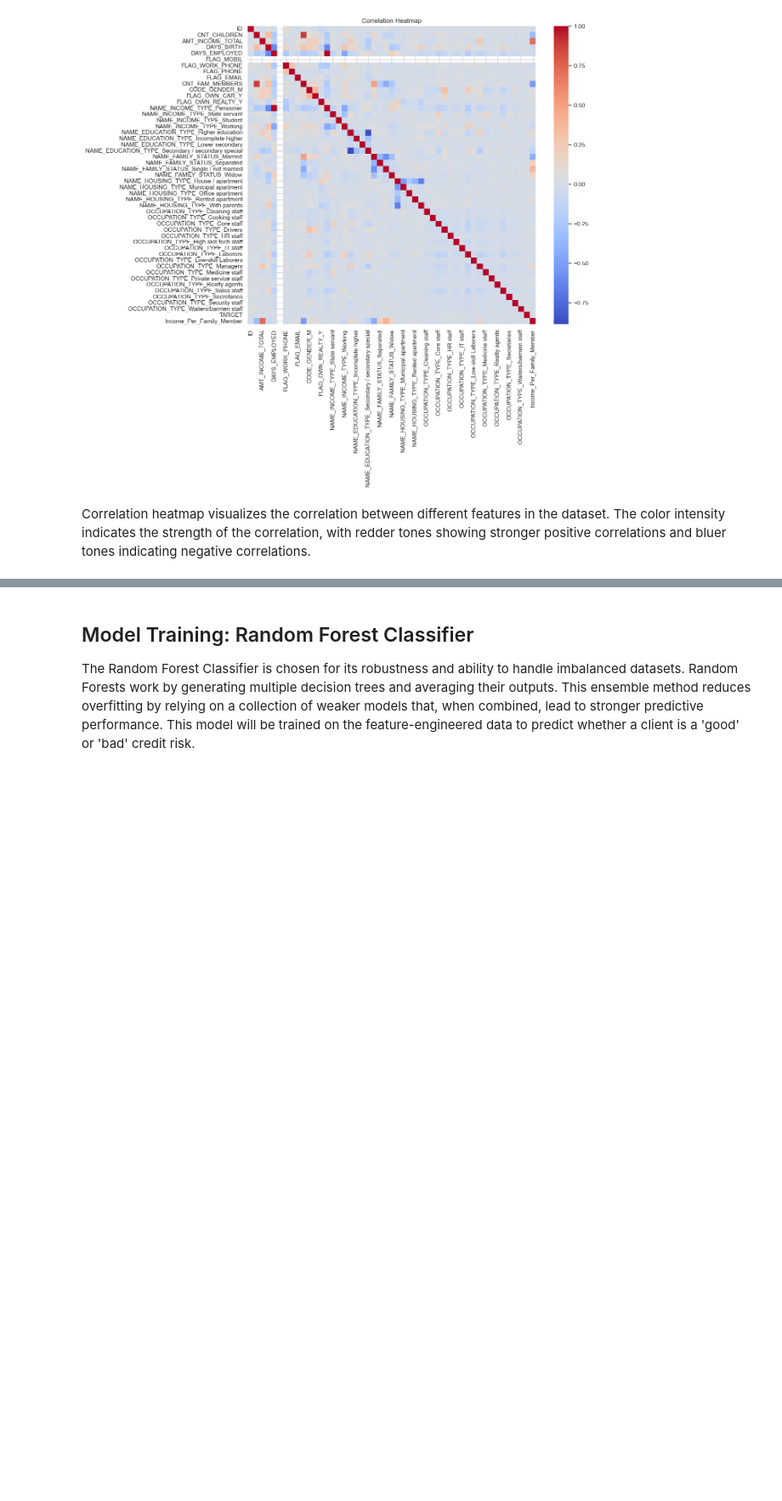
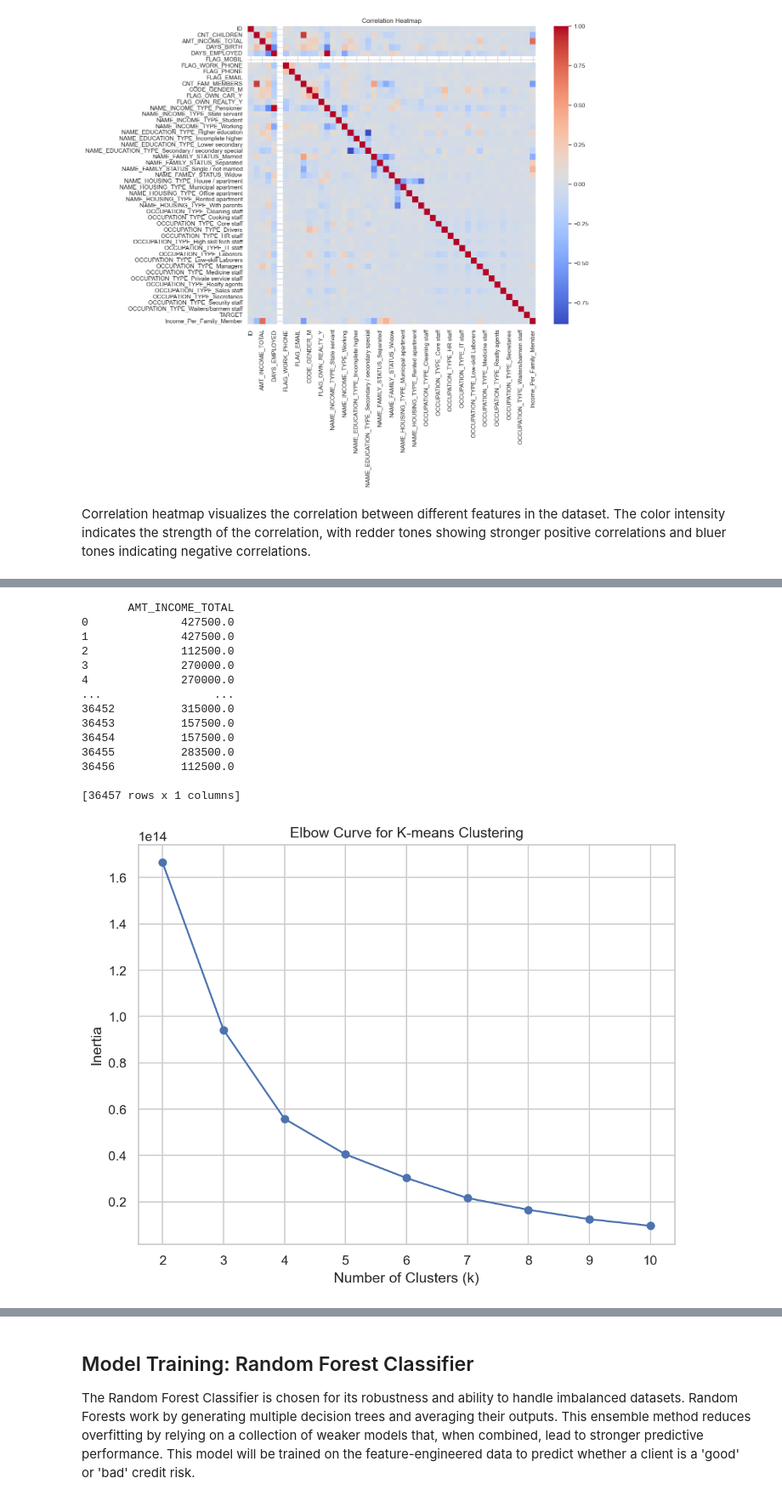
Before and after one commit to huixincai/team_project2, a Jupyter notebook: project2/Project2.ipynb, the cells around one changed output, grey strips where cells are left out. Shown at 85% size. Drawn from its saved outputs; the diff is of its cells as text; code cells hidden in the pictures; blank space fills up the shorter version.

Commit message:
Updated the code to include Cluster analysis based on income

```diff
--- a/project2/Project2.ipynb
+++ b/project2/Project2.ipynb
@@ -130,7 +130,7 @@ Feature engineering involves creating new features that might enhance the predic
 import pandas as pd
 
 # Load preprocessed data
-merged_data = pd.read_csv('C:/Users/T/Desktop/Project_2/team_project2/data/processed/merged_data.csv')
+merged_data = pd.read_csv(r'C:\Users\klawa\Documents\Credit Card Approval DS\merged_data.csv')
 
 # Function for feature engineering
 def feature_engineering(merged_data):
@@ -145,7 +145,7 @@ def feature_engineering(merged_data):
 feature_engineered_data = feature_engineering(merged_data)
 
 # Save feature-engineered data
-feature_engineered_data.to_csv('C:/Users/T/Desktop/Project_2/team_project2/data/processed/feature_engineered_data.csv', index=False)
+feature_engineered_data.to_csv(r'C:\Users\klawa\Documents\Credit Card Approval DS\feature_engineering_data.csv', index=False)
 
 # Display first few rows of feature engineered data
 print(feature_engineered_data.head())
@@ -243,0 +264,39 @@ Correlation heatmap visualizes the correlation between different features in the
+# %%
+from sklearn.cluster import KMeans
+
+cluster_columns = feature_engineered_data[['AMT_INCOME_TOTAL']]
+
+
+print(cluster_columns)
+
+# Calculate inertia (sum of squared distances) for different values of k
+inertia = []
+for k in range(2, 11):
+    kmeans = KMeans(n_clusters=k, n_init= 20, random_state=42)
+    kmeans.fit(cluster_columns)
+    inertia.append(kmeans.inertia_)
+
+# Plot the elbow curve
+plt.figure(figsize=(8, 6),dpi=150)
+plt.plot(range(2, 11), inertia, marker='o')
+plt.xlabel('Number of Clusters (k)')
+plt.ylabel('Inertia')
+plt.title('Elbow Curve for K-means Clustering')
+plt.grid(True)
+plt.show()
+# %% [output]
+       AMT_INCOME_TOTAL
+0              427500.0
+1              427500.0
+2              112500.0
+3              270000.0
+4              270000.0
+...                 ...
+36452          315000.0
+36453          157500.0
+36454          157500.0
+36455          283500.0
+36456          112500.0
+
+[36457 rows x 1 columns]
+[figure, added]
```
Also changed, not shown: parts of 13 cells of this notebook.
